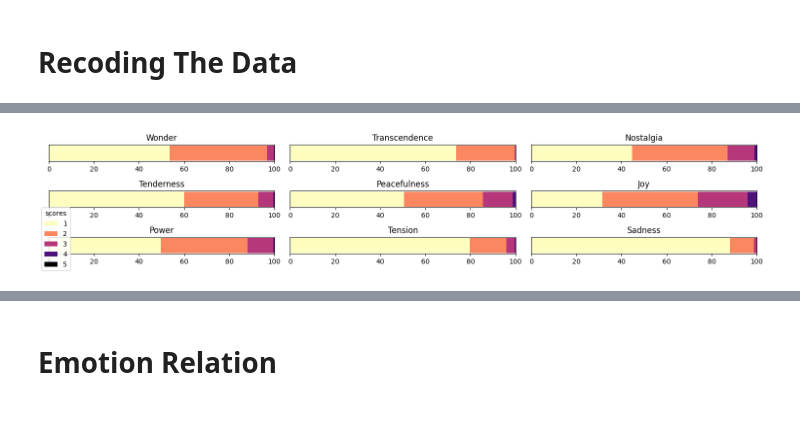
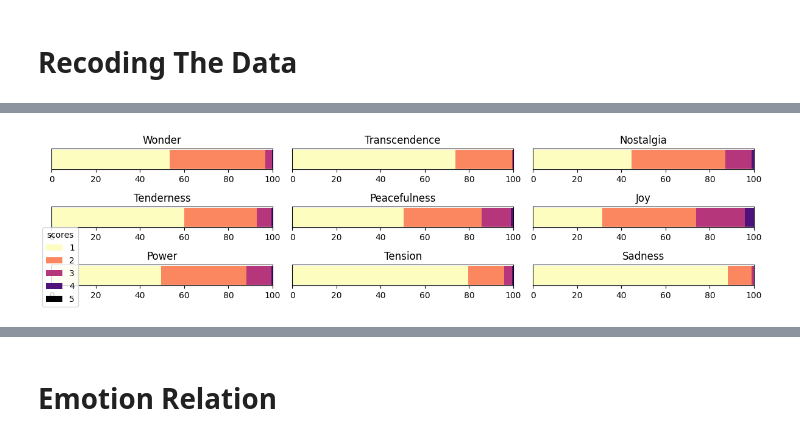
Before and after one commit to Squidez/MJF-GEMS-Annotations, a Jupyter notebook: data analysis.ipynb, the cells around one changed output, grey strips where cells are left out. Drawn from its saved outputs; the diff is of its cells as text; code cells hidden in the pictures.

```diff
--- a/data analysis.ipynb
+++ b/data analysis.ipynb
@@ -123,3 +123,12 @@ memory usage: 177.5+ KB
+# %%
+df = df[['artist', 'title','Wonder', 'Transcendence', 'Nostalgia',
+         'Tenderness', 'Peacefulness', 'Joy', 'Power','Tension',
+         'Sadness', 'Spotify ID', 'Youtube ID', 'genre','Path']]
+
+df = df[~(df['Path'].isna())]
+df.drop_duplicates(subset='Path')
+df.to_csv('emma_final.csv')
+df
 # %%
 counts = df["genre"].value_counts().sort_index()
 
@@ -181,7 +189,7 @@ scores = [1, 2, 3, 4, 5]
 cmap = plt.cm.magma_r
 colors = cmap(np.linspace(0, 1, len(scores)))
 
-fig, axs = plt.subplots(3, 3, figsize=(15, 3), sharey=True)
+fig, axs = plt.subplots(3, 3, figsize=(12, 3), sharey=True)
 axs = axs.flatten()
 
 
@@ -190,34 +198,34 @@ for i, col in enumerate(emotions_col):
     pct = (
         recoded_lin_df[col]
         .value_counts(normalize=True)
         .reindex(scores, fill_value=0)
         * 100
     )
 
     bottom = 0
     for score, color in zip(scores, colors):
         axs[i].barh(
             0,
             pct[score],
             left=bottom,
             color=color
         )
         bottom += pct[score]
 
     axs[i].set_title(col)
     axs[i].set_xlim(0,100)
     axs[i].set_yticks([])
     # axs[i].set_ylim(0, 100)
 
 # axs[0].set_xlabel("Percentage (%)")
 # axs[0].legend(title="Score", ncol=5, bbox_to_anchor=(0, -0.25), loc="best")
 
 plt.figlegend(title = 'scores', labels = [1,2,3,4,5], loc=3)
 
 plt.tight_layout()
 plt.show()
 # %% [output]
-[figure, old version]
+[figure, new version]
 # %%
 # Quantile Recoding
 all_scores = df[emotions_col].to_numpy().ravel()
```
Also changed, not shown: parts of 19 cells of this notebook, 5 other files.
